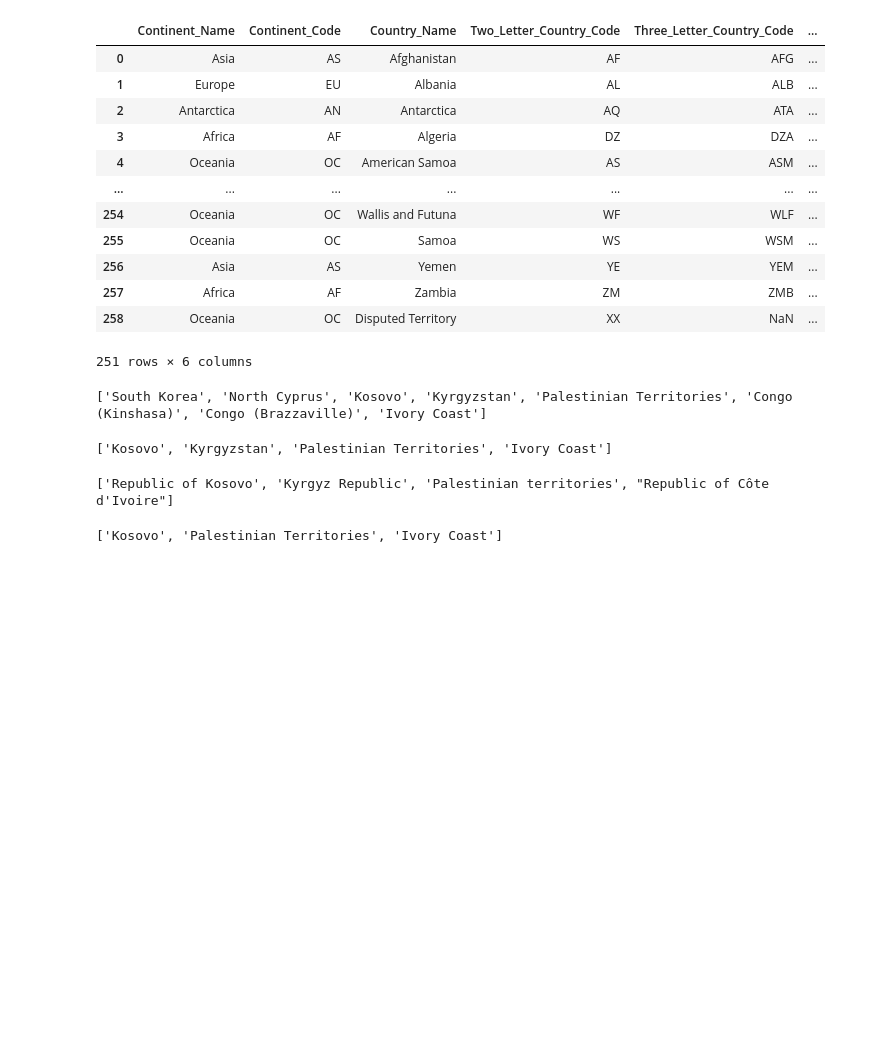
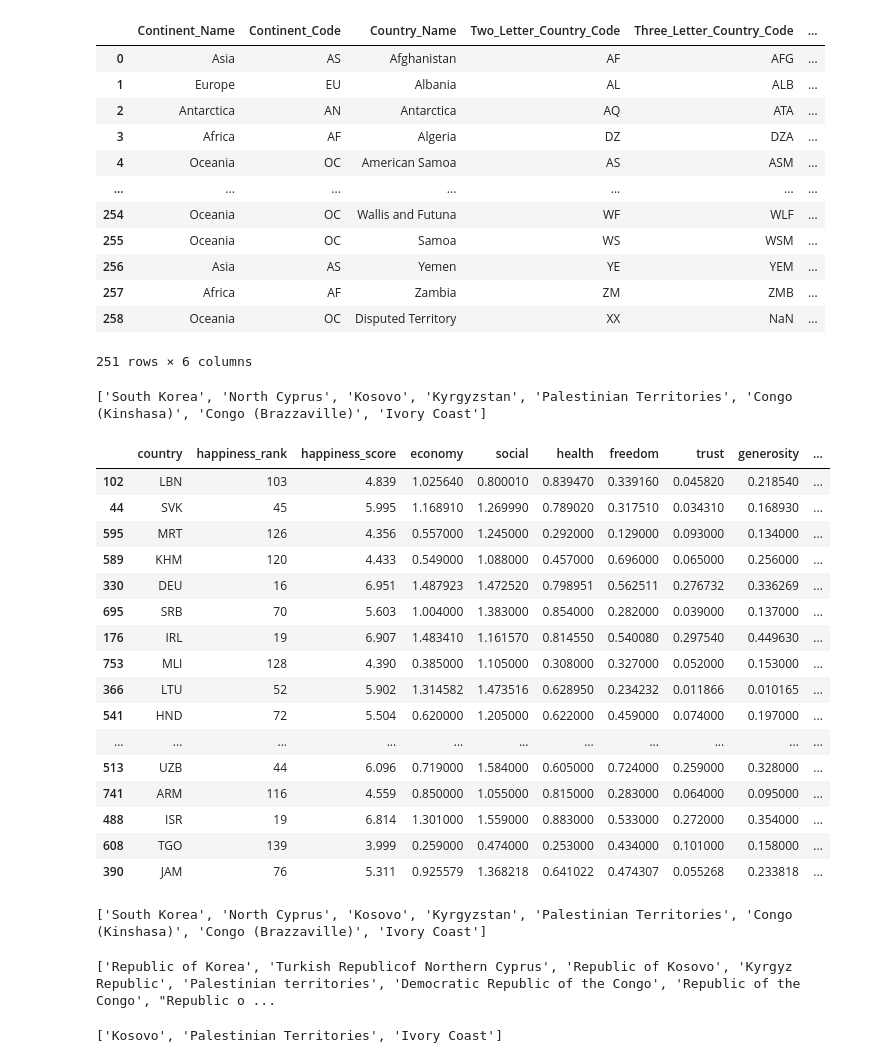
Before and after one commit to mactzu/STDs, a Jupyter notebook: work/eamonn/yann_happy.ipynb, the cells around one changed output. Saved outputs shown, nothing was run; the diff lists cells and outputs as text; code cells hidden in the pictures; blank space fills up the shorter version.

```diff
--- a/work/eamonn/yann_happy.ipynb
+++ b/work/eamonn/yann_happy.ipynb
@@ -143,0 +114,3 @@ happyall
+# %%
+happyall["Name"] = happyall["country"]
+happyall
@@ -200,7 +194,27 @@ print(miscountry)
 for ind,row in continent_df.iterrows():
     for j in miscountry:
         if row['Country_Name'].lower().split(',')[0] in j.lower():
-            happyall['country']=happyall['country'].replace(j,continent_df.loc[ind,'Three_Letter_Country_Code'])
+            happyall['Three_Letter_Country_Code']=happyall['country'].replace(j,continent_df.loc[ind,'Three_Letter_Country_Code'])
+# %%
+happyall.sample(20)
+# %% [output]
+|  | country | happiness_rank | happiness_score | economy | social | health | freedom | trust | generosity | ... |
+| 102 | LBN | 103 | 4.839 | 1.025640 | 0.800010 | 0.839470 | 0.339160 | 0.045820 | 0.218540 | ... |
+| 44 | SVK | 45 | 5.995 | 1.168910 | 1.269990 | 0.789020 | 0.317510 | 0.034310 | 0.168930 | ... |
+| 595 | MRT | 126 | 4.356 | 0.557000 | 1.245000 | 0.292000 | 0.129000 | 0.093000 | 0.134000 | ... |
+| 589 | KHM | 120 | 4.433 | 0.549000 | 1.088000 | 0.457000 | 0.696000 | 0.065000 | 0.256000 | ... |
+| 330 | DEU | 16 | 6.951 | 1.487923 | 1.472520 | 0.798951 | 0.562511 | 0.276732 | 0.336269 | ... |
+| 695 | SRB | 70 | 5.603 | 1.004000 | 1.383000 | 0.854000 | 0.282000 | 0.039000 | 0.137000 | ... |
+| 176 | IRL | 19 | 6.907 | 1.483410 | 1.161570 | 0.814550 | 0.540080 | 0.297540 | 0.449630 | ... |
+| 753 | MLI | 128 | 4.390 | 0.385000 | 1.105000 | 0.308000 | 0.327000 | 0.052000 | 0.153000 | ... |
+| 366 | LTU | 52 | 5.902 | 1.314582 | 1.473516 | 0.628950 | 0.234232 | 0.011866 | 0.010165 | ... |
+| 541 | HND | 72 | 5.504 | 0.620000 | 1.205000 | 0.622000 | 0.459000 | 0.074000 | 0.197000 | ... |
+| ... | ... | ... | ... | ... | ... | ... | ... | ... | ... | ... |
+| 513 | UZB | 44 | 6.096 | 0.719000 | 1.584000 | 0.605000 | 0.724000 | 0.259000 | 0.328000 | ... |
+| 741 | ARM | 116 | 4.559 | 0.850000 | 1.055000 | 0.815000 | 0.283000 | 0.064000 | 0.095000 | ... |
+| 488 | ISR | 19 | 6.814 | 1.301000 | 1.559000 | 0.883000 | 0.533000 | 0.272000 | 0.354000 | ... |
+| 608 | TGO | 139 | 3.999 | 0.259000 | 0.474000 | 0.253000 | 0.434000 | 0.101000 | 0.158000 | ... |
+| 390 | JAM | 76 | 5.311 | 0.925579 | 1.368218 | 0.641022 | 0.474307 | 0.055268 | 0.233818 | ... |
 # %%
 # find all missed countries again
 miscountry=[]
@@ -209,7 +223,7 @@ for i in happyall['country']:
         miscountry.append(i)
 print(miscountry)
 # %% [output]
-['Kosovo', 'Kyrgyzstan', 'Palestinian Territories', 'Ivory Coast']
+['South Korea', 'North Cyprus', 'Kosovo', 'Kyrgyzstan', 'Palestinian Territories', 'Congo (Kinshasa)', 'Congo (Brazzaville)', 'Ivory Coast']
 # %%
 # last ditch attempt to get final few countries' alternate name by scrapping wiki
 from splinter import Browser
@@ -231,7 +245,7 @@ browser.quit()
 # %%
 print(altname)
 # %% [output]
-['Republic of Kosovo', 'Kyrgyz Republic', 'Palestinian territories', "Republic of Côte d'Ivoire"]
+['Republic of Korea', 'Turkish Republicof Northern Cyprus', 'Republic of Kosovo', 'Kyrgyz Republic', 'Palestinian territories', 'Democratic Republic of the Congo', 'Republic of the Congo', "Republic o ...
 # %%
 for ind,row in continent_df.iterrows():
     for j in range(len(miscountry)):
```
Also changed, not shown: parts of 12 cells of this notebook, 11 other files.
